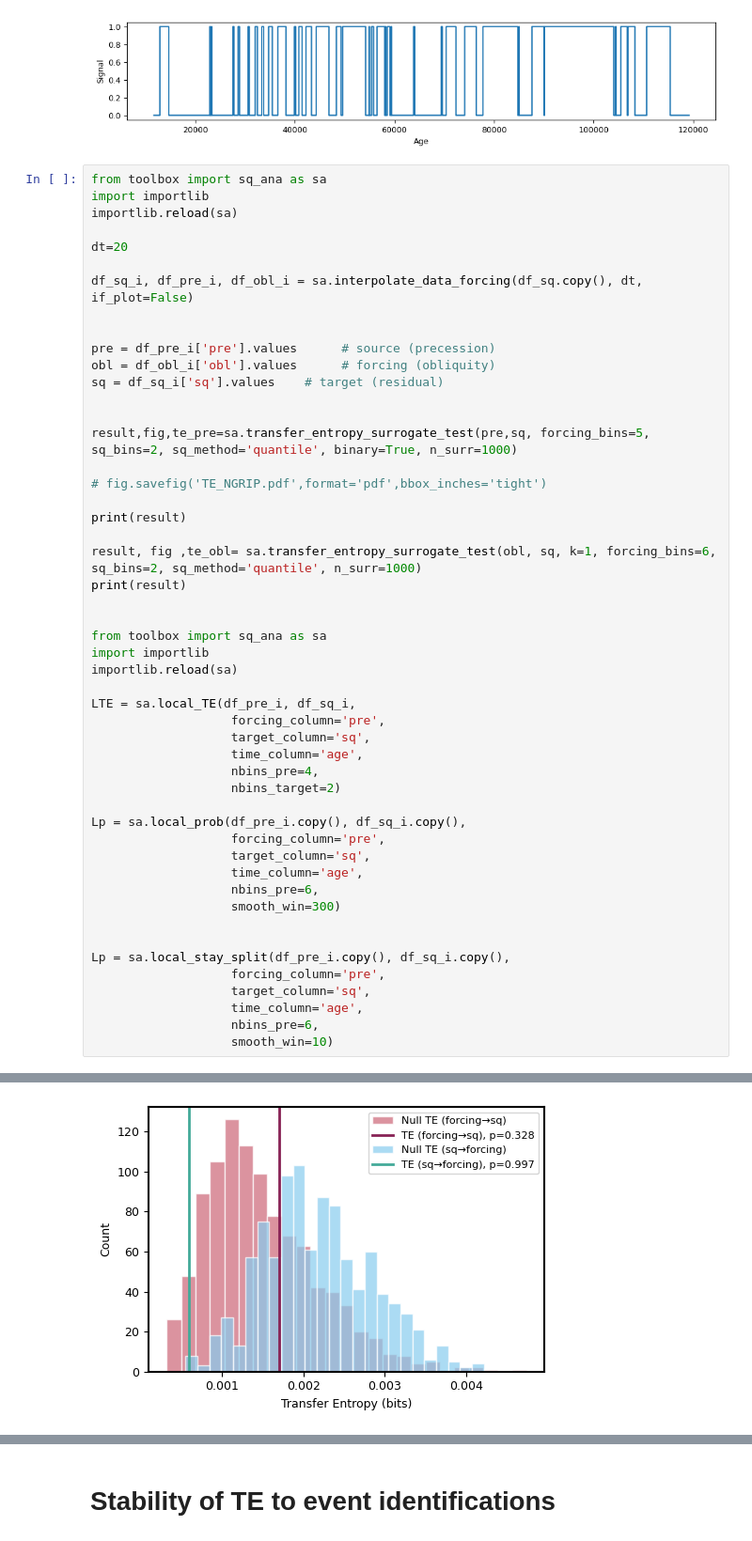
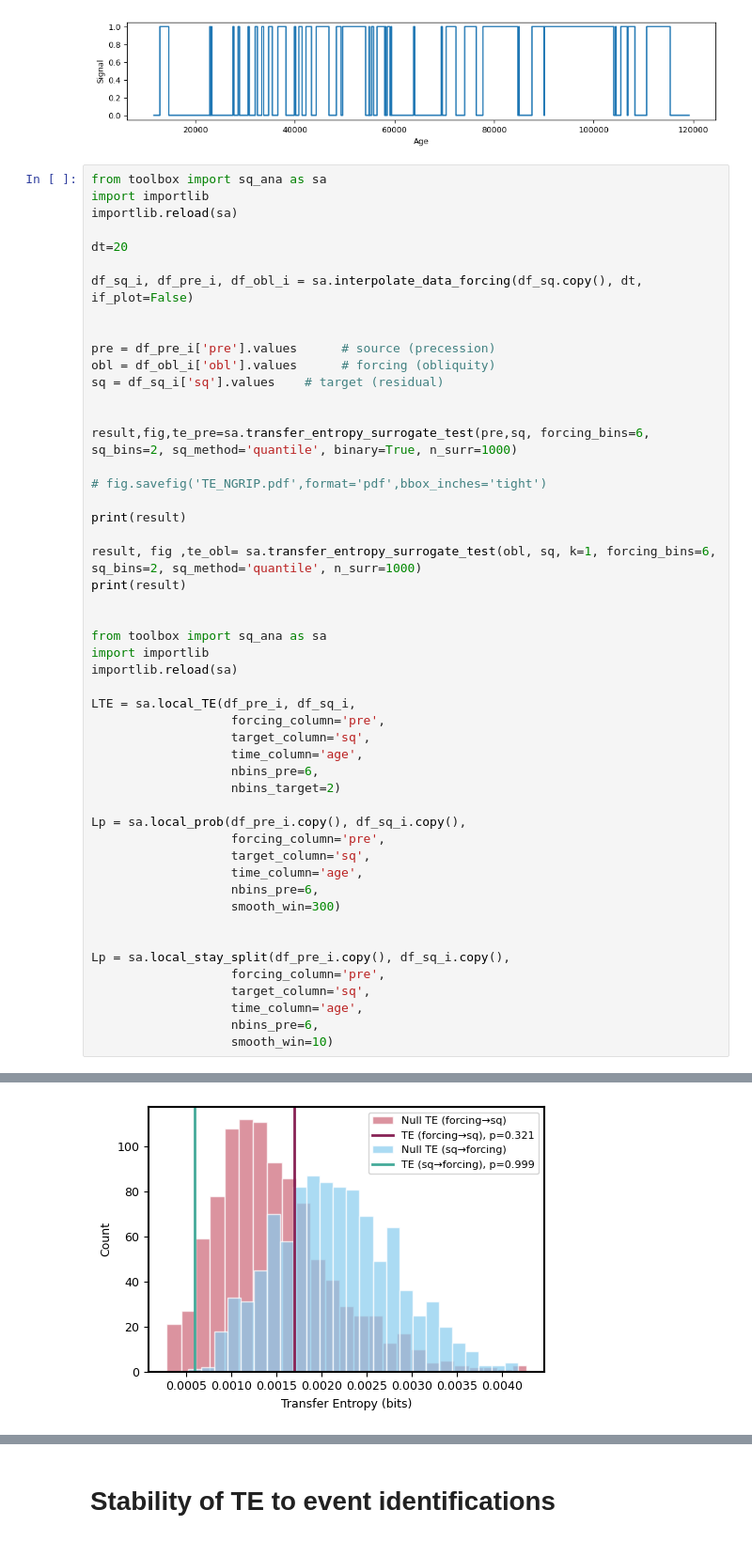
Before and after one commit to Peisong-Zheng/bipolar_seesaw_CCM, a Jupyter notebook: TE_NGRIP.ipynb, the cells around one changed output, grey strips where cells are left out. Shown: that part at 94% size. Saved outputs shown, nothing was run; the diff lists cells and outputs as text.

```diff
--- a/TE_NGRIP.ipynb
+++ b/TE_NGRIP.ipynb
@@ -112,7 +112,7 @@ obl = df_obl_i['obl'].values      # forcing (obliquity)
 sq = df_sq_i['sq'].values    # target (residual)
 
 
-result,fig,te_pre=sa.transfer_entropy_surrogate_test(pre,sq, forcing_bins=5, sq_bins=2, sq_method='quantile', binary=True, n_surr=1000)
+result,fig,te_pre=sa.transfer_entropy_surrogate_test(pre,sq, forcing_bins=6, sq_bins=2, sq_method='quantile', binary=True, n_surr=1000)
 
 # fig.savefig('TE_NGRIP.pdf',format='pdf',bbox_inches='tight')
 
@@ -130,7 +130,7 @@ LTE = sa.local_TE(df_pre_i, df_sq_i,
                    forcing_column='pre',
                    target_column='sq',
                    time_column='age',
-                   nbins_pre=4,
+                   nbins_pre=6,
                    nbins_target=2)
 
 Lp = sa.local_prob(df_pre_i.copy(), df_sq_i.copy(),
@@ -152,3 +152,3 @@ Lp = sa.local_stay_split(df_pre_i.copy(), df_sq_i.copy(),
 True
-[figure, old version]
+[figure, new version]
 False
```
Also changed, not shown: parts of 3 cells of this notebook, 2 other files.
